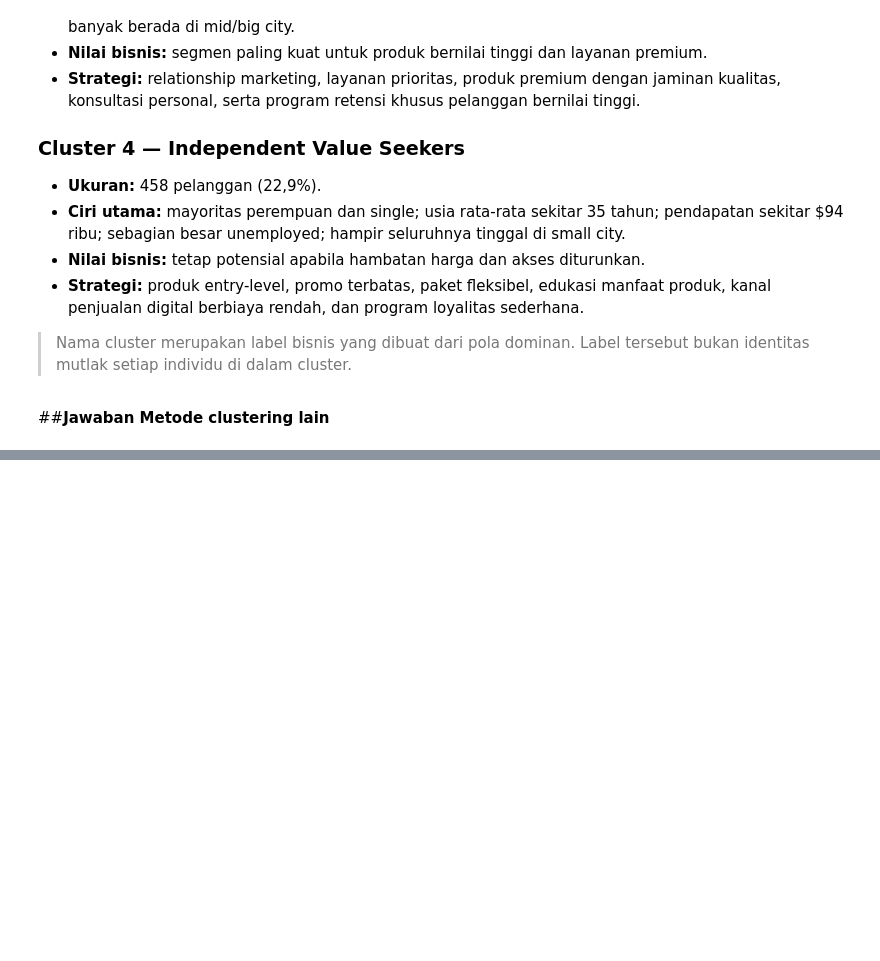
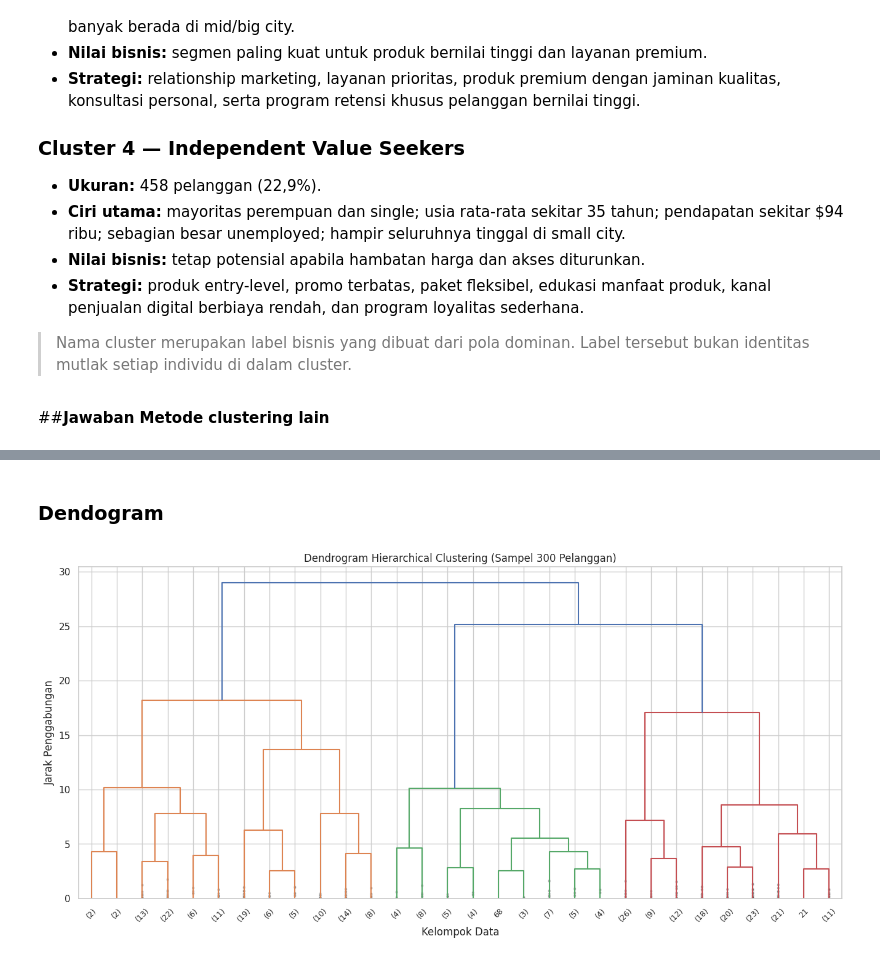
Before and after one commit to HakumenWorld/Digital-Skola, a Jupyter notebook: [Febi_Kristiana_Conqueror_Project_2_DS_Batch60].ipynb, the cells around one changed output, grey strips where cells are left out. Drawn from its saved outputs; the diff is of its cells as text; code cells hidden in the pictures; blank space fills up the shorter version.

```diff
--- a/[Febi_Kristiana_Conqueror_Project_2_DS_Batch60].ipynb
+++ b/[Febi_Kristiana_Conqueror_Project_2_DS_Batch60].ipynb
@@ -707,0 +634,27 @@ plt.show()
+# %% [markdown]
+### Dendogram
+# %%
+# Dendrogram penuh untuk 2.000 data akan sangat padat.
+# Sampel acak digunakan hanya untuk visualisasi struktur hierarki.
+from scipy.cluster.hierarchy import linkage, dendrogram
+rng = np.random.default_rng(RANDOM_STATE)
+sample_size = min(300, len(X_pca))
+sample_idx = rng.choice(len(X_pca), size=sample_size, replace=False)
+
+linkage_matrix = linkage(X_pca[sample_idx], method='ward')
+
+plt.figure(figsize=(16, 7))
+dendrogram(
+    linkage_matrix,
+    truncate_mode='lastp',
+    p=30,
+    leaf_rotation=45,
+    leaf_font_size=9,
+    show_contracted=True
+)
+plt.title('Dendrogram Hierarchical Clustering (Sampel 300 Pelanggan)')
+plt.xlabel('Kelompok Data')
+plt.ylabel('Jarak Penggabungan')
+plt.show()
+# %% [output]
+[figure, added]
```
Also changed, not shown: parts of 19 cells of this notebook.
